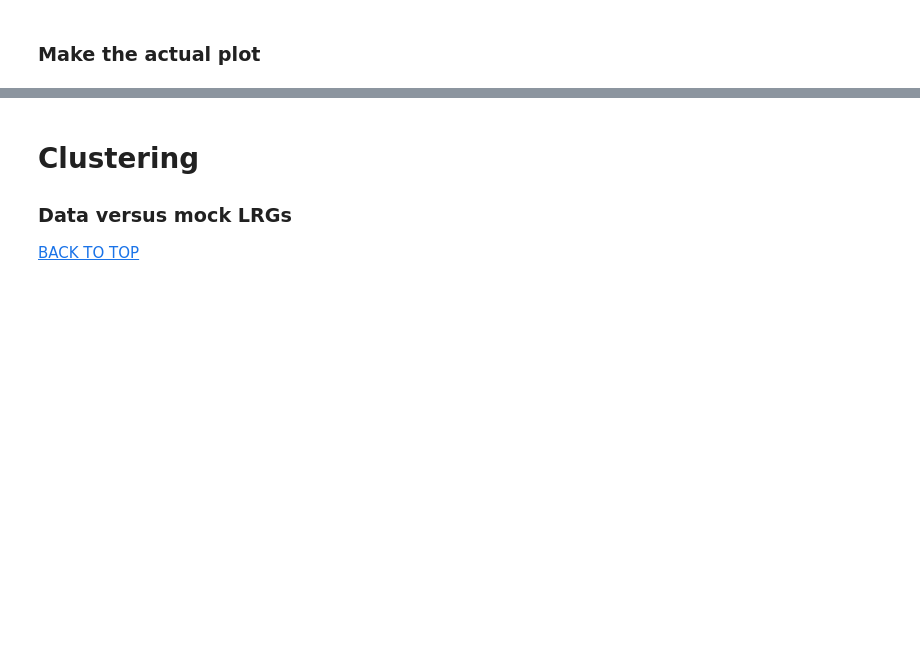
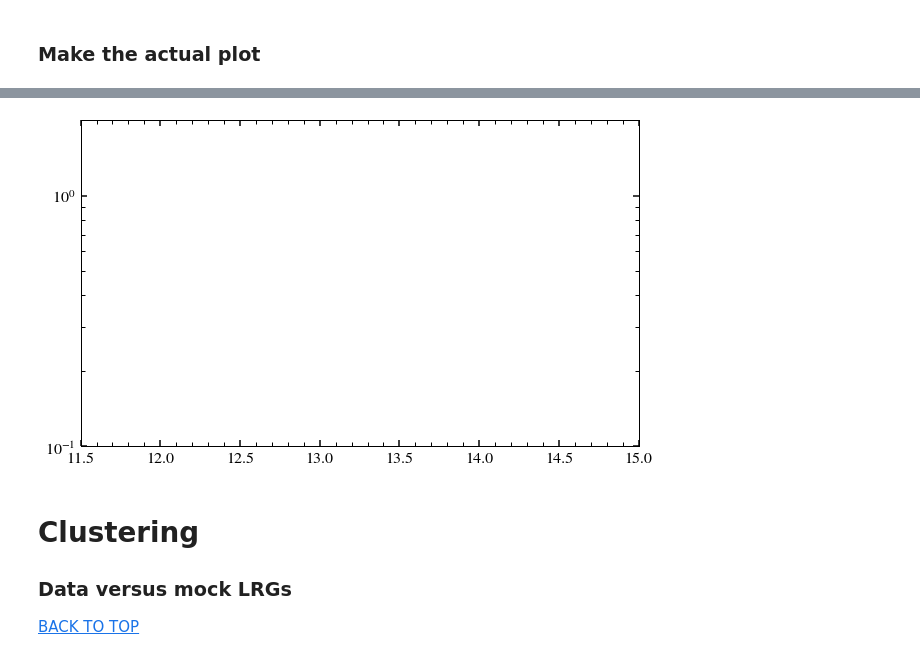
Before and after one commit to angelaberti/desi_lrg_sham, a Jupyter notebook: figures.ipynb, the cells around one changed output, grey strips where cells are left out. Saved outputs shown, nothing was run; the diff lists cells and outputs as text; code cells hidden in the pictures; blank space fills up the shorter version.

Commit message:
near-final figures

```diff
--- a/figures.ipynb
+++ b/figures.ipynb
@@ -405,12 +392,12 @@ print(bins, counts)
 # %%
-print(zmin,band)
-for i in range(len(bins)-1):
-    bmin, bmax = bins[::-1][i:i+2]
-    N = counts[::-1][i]
-    if i < 3:
-        print(f"$({bmin:.2f},{bmax:.2f})$ & {N} &")
-    else:
-        print(f"$<{bmin:.2f}$ & {N} &")
+# print(zmin,band)
+# for i in range(len(bins)-1):
+#     bmin, bmax = bins[::-1][i:i+2]
+#     N = counts[::-1][i]
+#     if i < 3:
+#         print(f"$({bmin:.2f},{bmax:.2f})$ & {N} &")
+#     else:
+#         print(f"$<{bmin:.2f}$ & {N} &")
 # %% [markdown]
 <a class="anchor" id="load_mock"></a>
 # Load mock
@@ -419,7 +408,7 @@ for i in range(len(bins)-1):
 # %%
 %%time
 
-f = f"{BASEDIR}/mocks/{sim_tag}/{sham_tag}/{d}/{zsnap_tag}_{zmag_tag}_{abs_mag_lim_tag}_{scatter_tag}"
+f = f"{BASEDIR}/mocks/{sim_tag}/{sham_tag}/{d}/{zsnap_tag}_{zmag_tag}_{abs_mag_lim_tag}_{rp_use_tag}"
 
 #-- galaxies with magnitudes, colors, LRG flags, satellite counts
 galcat_fname = f"{f}_galcat_LRG-flagged.npy"
@@ -1141,3 +1343,23 @@ plt.show()
+# %%
+this_data = pct_diff_all[0.6]
+
+fig, ax = plt.subplots(1, 1, figsize=(10,6))
+
+# ax.plot(log_mvir, this_data["cen_opt"])
+# ax.plot(log_mvir, this_data["sat_opt"])
+# ax.plot(log_mvir, this_data["all_opt"])
+
+# ax.plot(log_mvir, this_data["cen_IR"])
+# ax.plot(log_mvir, this_data["sat_IR"])
+# ax.plot(log_mvir, this_data["all_IR"])
+
+ax.semilogy()
+ax.set_xlim(11.5,15)
+ax.set_ylim(0.1,2)
+
+plt.show()
+# %% [output]
+[figure, added]
 # %% [markdown]
 <a class="anchor" id="clust"></a>
 # Clustering
```
Also changed, not shown: parts of 36 cells of this notebook, 8 other files.
